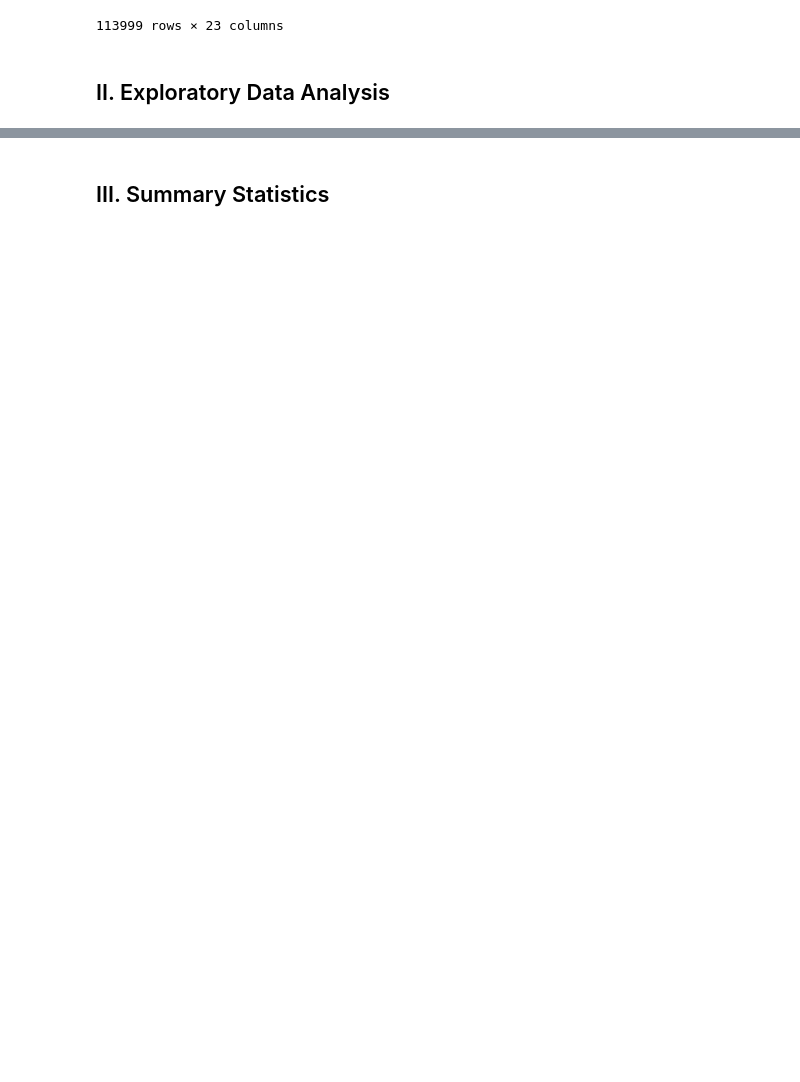
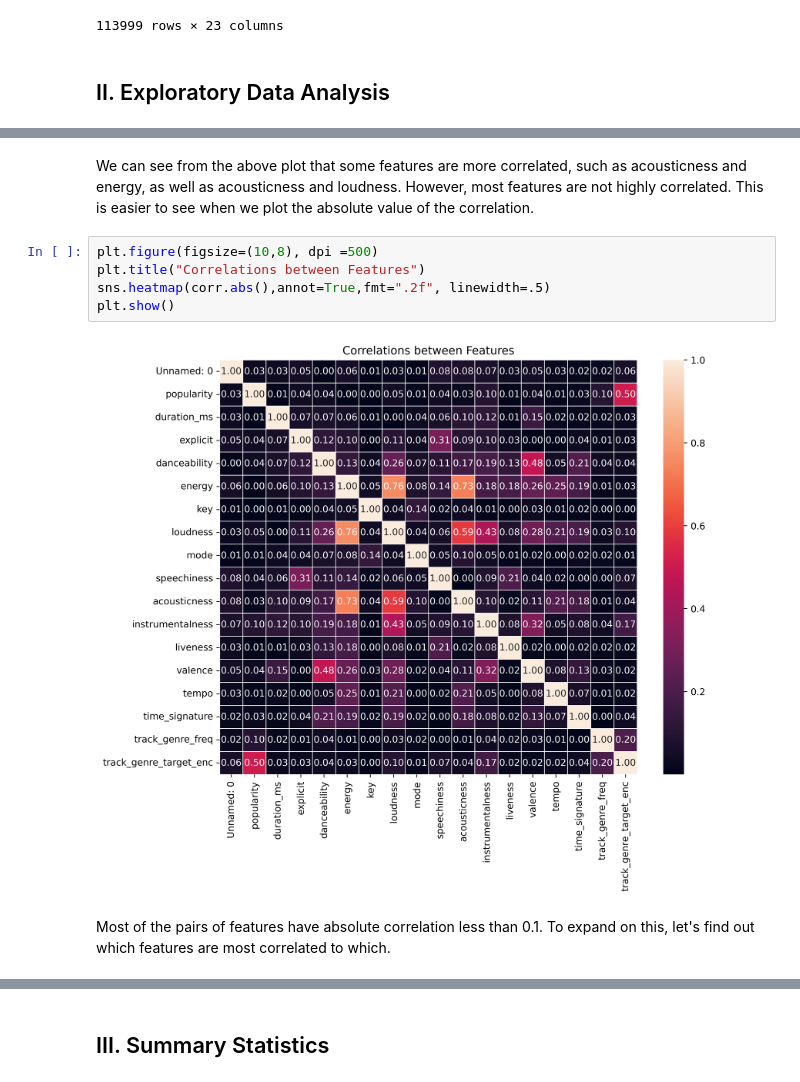
Before and after one commit to NandhuPillai/CMSC320-Final-Project, a Jupyter notebook: Checkpoint_2.ipynb, the cells around one changed output, grey strips where cells are left out. Saved outputs shown, nothing was run; the diff lists cells and outputs as text; blank space fills up the shorter version.

```diff
--- a/Checkpoint_2.ipynb
+++ b/Checkpoint_2.ipynb
@@ -165,0 +177,11 @@ No. Unique Values:  113
+# %% [markdown]
+We can see from the above plot that some features are more correlated, such as acousticness and energy, as well as acousticness and loudness. However, most features are not highly correlated. This is easier to see when we plot the absolute value of the correlation.
+# %%
+plt.figure(figsize=(10,8), dpi =500)
+plt.title("Correlations between Features")
+sns.heatmap(corr.abs(),annot=True,fmt=".2f", linewidth=.5)
+plt.show()
+# %% [output]
+[figure, added]
+# %% [markdown]
+Most of the pairs of features have absolute correlation less than 0.1. To expand on this, let's find out which features are most correlated to which.
```
Also changed, not shown: parts of 5 cells of this notebook.
